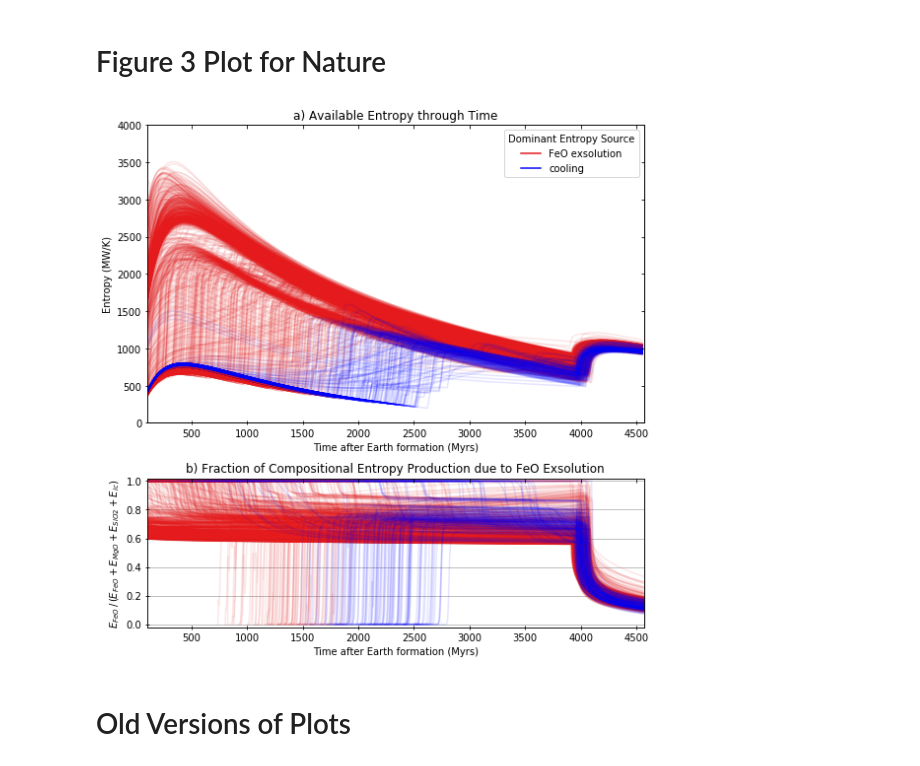
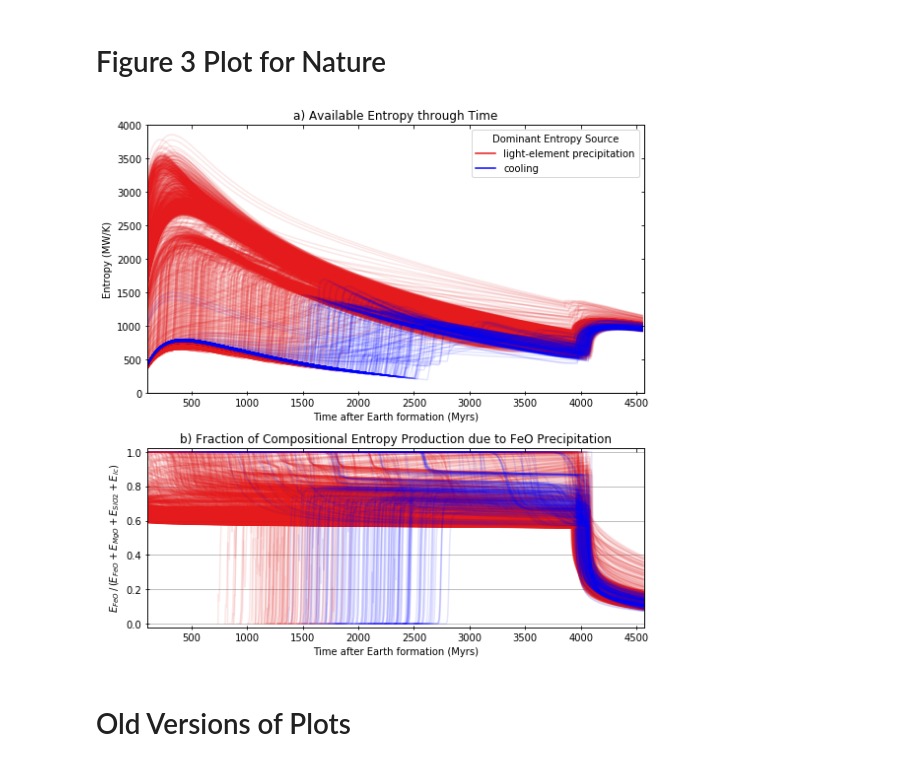
Before and after one commit to nknezek/MgSi-Exsolution, a Jupyter notebook: figures/Entropy Figures- Nature.ipynb, the cells around one changed output. Cells and saved outputs as stored; diff of their text form; code cells hidden in the pictures.

Commit message:
new figures

```diff
--- a/figures/Entropy Figures- Nature.ipynb
+++ b/figures/Entropy Figures- Nature.ipynb
@@ -31,10 +31,11 @@ def replace_outliers(y, percent=0.2, N=3):
     for n in range(1,Nends//2+1):
         y2[outliers] += (y[outliers-n]+y[outliers+n])/Nends
     return y2
-def remove_outliers(t,y,percent=0.2, N=3):
+def remove_outliers(t,y,percent=0.3, N=3):
     Nends = N-1
+    yo = y + np.mean(y)*.1
 #     non_outliers = np.where( np.abs((y[:-Nends]+y[Nends:])/(Nends*y[Nends//2:-Nends//2])-1) < percent)[0]+Nends//2
-    non_outliers = np.where( np.abs((y[:-Nends]+y[Nends:])/(2*y[Nends//2:-Nends//2]) - 1) < percent)[0]+Nends//2
+    non_outliers = np.where( np.abs((yo[:-Nends]+yo[Nends:])/(2*yo[Nends//2:-Nends//2]) - 1) < percent)[0]+Nends//2
     return t[non_outliers], y[non_outliers]
 # %%
 def get_all_wtp(basedir, csvfile, solutionfile):
@@ -70,6 +71,18 @@ def load_all_data_nature(basedir, csvfile, alldatafile='all_parameters.m'):
 csvfile = 'ri05p_l6000K_data.csv'
 
 alldatafile = 'all_parameters.m'
-basedir = '../computed_solutions_nature/'
+basedir = '/media/nknezek/compute_storage/computed_solutions_nature/'
 solutionfile = 'data.m'
 all_ents = load_all_data_nature(basedir, csvfile, alldatafile=alldatafile)
+# %%
+df05 = pd.read_csv(basedir+'ri05p_l6000K_data.csv', names=['time', 'r_i', 'T_cmb0', 'X_Mg_0', 'X_Si_0', 'X_O_0', 'MgNumFp', 'MgNumPv', 'X_MgFeO_b', 'X_SiO2_b', 'nu_present', 'deltaT0', 'layer_thickness', 'overturn'])
+# %%
+df05['wt_Mg_p'] = np.nan
+df05['wt_Si_p'] = np.nan
+df05['wt_O_p'] = np.nan
+df05['wt_Fe_p'] = np.nan
+df05['wt_MgO_p'] = np.nan
+df05['wt_FeO_p'] = np.nan
+df05['wt_SiO2_p'] = np.nan
+df05['wt_MgSiO3_p'] = np.nan
+df05['wt_FeSiO3_p'] = np.nan
@@ -99,7 +169,7 @@ Cent = 1e6
 Myrs = 365.25*3600*24*1e6
 alpha = 0.1
 plt.figure(figsize=(8,8))
-gs = gridspec.GridSpec(2, 1, height_ratios=[2,1])
+gs = gridspec.GridSpec(2, 1, height_ratios=[1.5,1])
 
 ax = plt.subplot(gs[0])
 Navg = 3
@@ -126,7 +196,7 @@ for t_plt, params,_ in all_ents:
 
 fline = mpl.lines.Line2D([],[],color=fcolor)
 coolline = mpl.lines.Line2D([],[],color='blue')
-plt.legend(loc='upper right',handles=[fline,coolline],labels=['FeO exsolution','cooling'], title='Dominant Entropy Source')
+plt.legend(loc='upper right',handles=[fline,coolline],labels=['light-element precipitation','cooling'], title='Dominant Entropy Source')
 plt.ylim(0,4000)
 plt.xlim(100,4.568e3)
 plt.xlabel('Time after Earth formation (Myrs)')
@@ -148,35 +218,35 @@ axr.set_yticks(ax.get_yticks())
 
 ax = plt.subplot(gs[1])
 for i,(t_plt, params,_) in enumerate(all_ents):
     numer = params.Egf
     denom = (params.Eic+params.Eex)
     Ef_frac = np.divide(numer, denom, out=np.ones_like(numer)*np.nan, where=denom!=0.)
     plt.plot(t_plt/Myrs, Ef_frac, color=colors[i], alpha=alpha)
 
 ep = 0.02
 plt.ylim(0-ep,1+ep)
 plt.xlim(100,4.568e3)
 plt.xlabel('Time after Earth formation (Myrs)')
 plt.ylabel(r'$E_{FeO} \,/\, (E_{FeO} + E_{MgO} + E_{SiO2} + E_{ic})$')
-plt.title('b) Fraction of Compositional Entropy Production due to FeO Exsolution')
+plt.title('b) Fraction of Compositional Entropy Production due to FeO Precipitation')
 plt.grid(axis='y')
 axt = ax.twiny()
 # axr = ax.twinx()
 ax.tick_params()
 ax.tick_params(bottom=True, left=True, direction='inout')
 axt.tick_params(top=True, direction='in')
 # axr.tick_params(right=True, direction='in')
 axt.set_xticklabels([])
 axt.set_xticks(ax.get_xticks())
 axt.set_xlim(ax.get_xlim())
 # axr.set_yticklabels([])
 # axr.set_ylim(ax.get_ylim())
 # axr.set_yticks(ax.get_yticks())
 
 plt.tight_layout()
 plt.savefig('figure3_colors_r05_new.pdf')
 # %% [output]
-[figure, old version]
+[figure, new version]
 # %% [markdown]
 # Old Versions of Plots
 # %%
```
Also changed, not shown: parts of 9 cells of this notebook, 7 other files.
